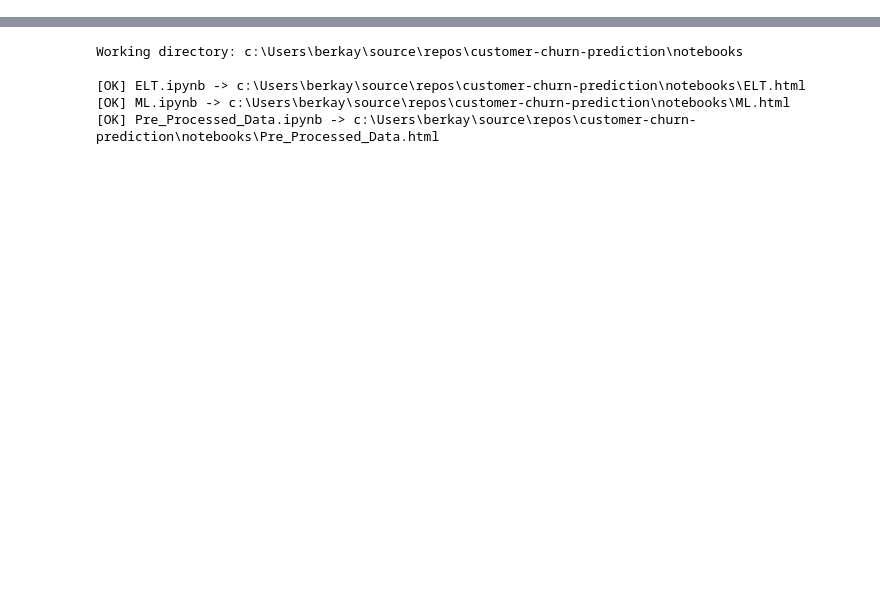
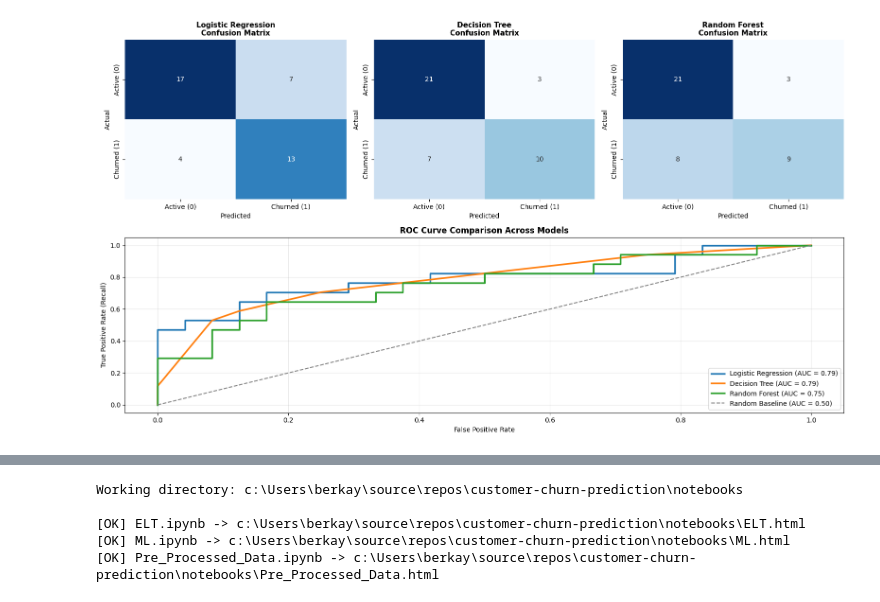
Before and after one commit to bangai1/customer-churn-prediction, a Jupyter notebook: notebooks/ML.ipynb, the cells around one changed output, grey strips where cells are left out. Cells and saved outputs as stored; diff of their text form; code cells hidden in the pictures; blank space fills up the shorter version.

```diff
--- a/notebooks/ML.ipynb
+++ b/notebooks/ML.ipynb
@@ -8,0 +30,18 @@ parquet_path = 'customer_360_features.parquet'
+# %%
+# 1. LOADING THE DATA
+
+spark = SparkSession.builder \
+    .appName("PerfectPetClub_Churn_Prediction") \
+    .master("local[*]") \
+    .config("spark.sql.shuffle.partitions", "4") \
+    .config("spark.driver.memory", "4g") \
+    .getOrCreate()
+spark.sparkContext.setLogLevel("ERROR")
+
+parquet_path = "/content/sample_data/customer_360_features.parquet"
+sdf = spark.read.parquet(parquet_path) \
+    .withColumn("label", F.col("is_churned").cast("double")) \
+    .drop("is_churned")
+
+print(f"Dataset Loaded: {sdf.count()} rows | {len(sdf.columns)} columns")
+sdf.groupBy("label").count().show()
@@ -267,0 +181,40 @@ weighted avg       0.78      0.78      0.78        41
+# %%
+
+# 6. VISUALIZATION 1: CONFUSION MATRICES (1st) & ROC CURVES (2nd)
+
+fig = plt.figure(figsize=(16, 9))
+gs = fig.add_gridspec(2, 3, height_ratios=[1, 1.1])
+
+cm_axes = [fig.add_subplot(gs[0, i]) for i in range(3)]
+roc_ax  = fig.add_subplot(gs[1, :])
+
+for idx, (name, model) in enumerate(best_models.items()):
+    preds_pd = model.transform(test_df).select("label", "prediction", "probability").toPandas()
+    y_true = preds_pd["label"].values
+    y_pred = preds_pd["prediction"].values
+    y_prob = np.array([p[1] for p in preds_pd["probability"]])
+
+    cm = confusion_matrix(y_true, y_pred)
+    sns.heatmap(
+        cm, annot=True, fmt="d", cmap="Blues", cbar=False, ax=cm_axes[idx],
+        xticklabels=["Active (0)", "Churned (1)"],
+        yticklabels=["Active (0)", "Churned (1)"]
+    )
+    cm_axes[idx].set_title(f"{name}\nConfusion Matrix", fontsize=11, fontweight="bold")
+    cm_axes[idx].set_xlabel("Predicted")
+    cm_axes[idx].set_ylabel("Actual")
+
+    fpr, tpr, _ = roc_curve(y_true, y_prob)
+    roc_ax.plot(fpr, tpr, lw=2.5, label=f"{name} (AUC = {auc(fpr, tpr):.2f})")
+
+roc_ax.plot([0, 1], [0, 1], color="gray", linestyle="--", label="Random Baseline (AUC = 0.50)")
+roc_ax.set_title("ROC Curve Comparison Across Models", fontsize=12, fontweight="bold")
+roc_ax.set_xlabel("False Positive Rate")
+roc_ax.set_ylabel("True Positive Rate (Recall)")
+roc_ax.legend(loc="lower right")
+roc_ax.grid(alpha=0.3)
+
+plt.tight_layout()
+plt.show()
+# %% [output]
+[figure, added]
```
Also changed, not shown: parts of 18 cells of this notebook, 4 other files.
